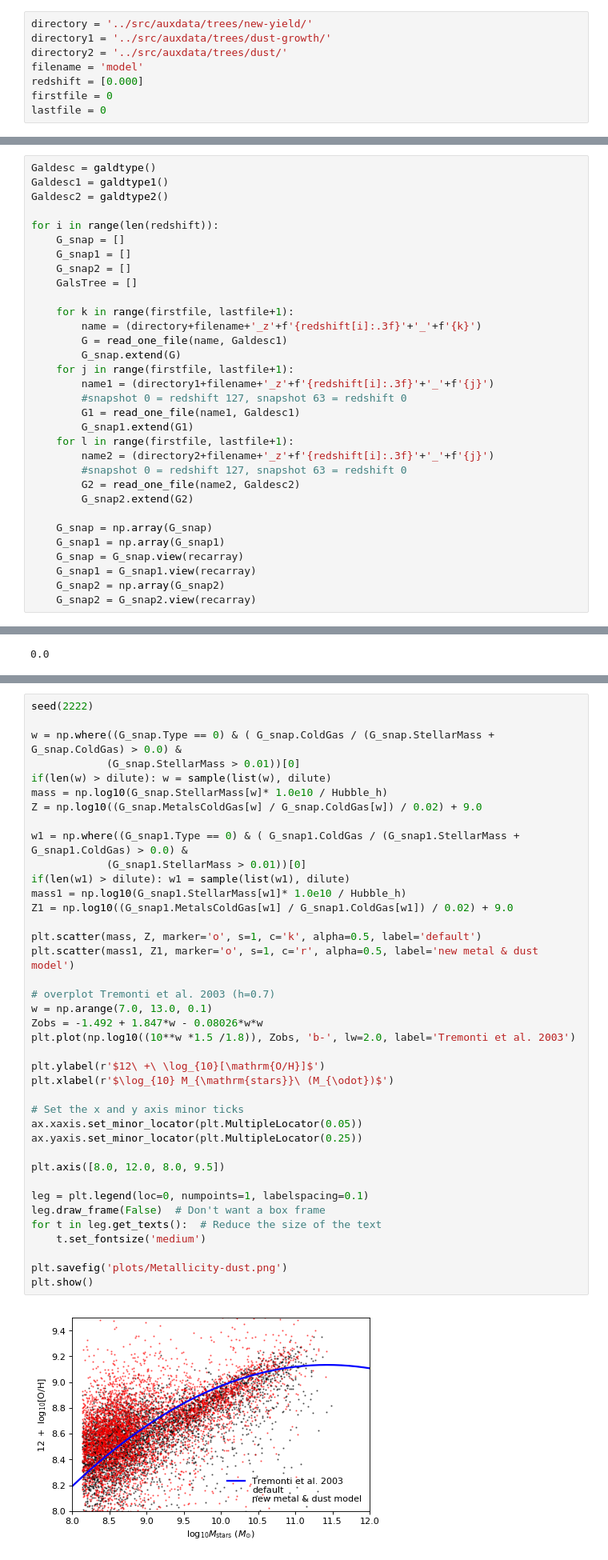
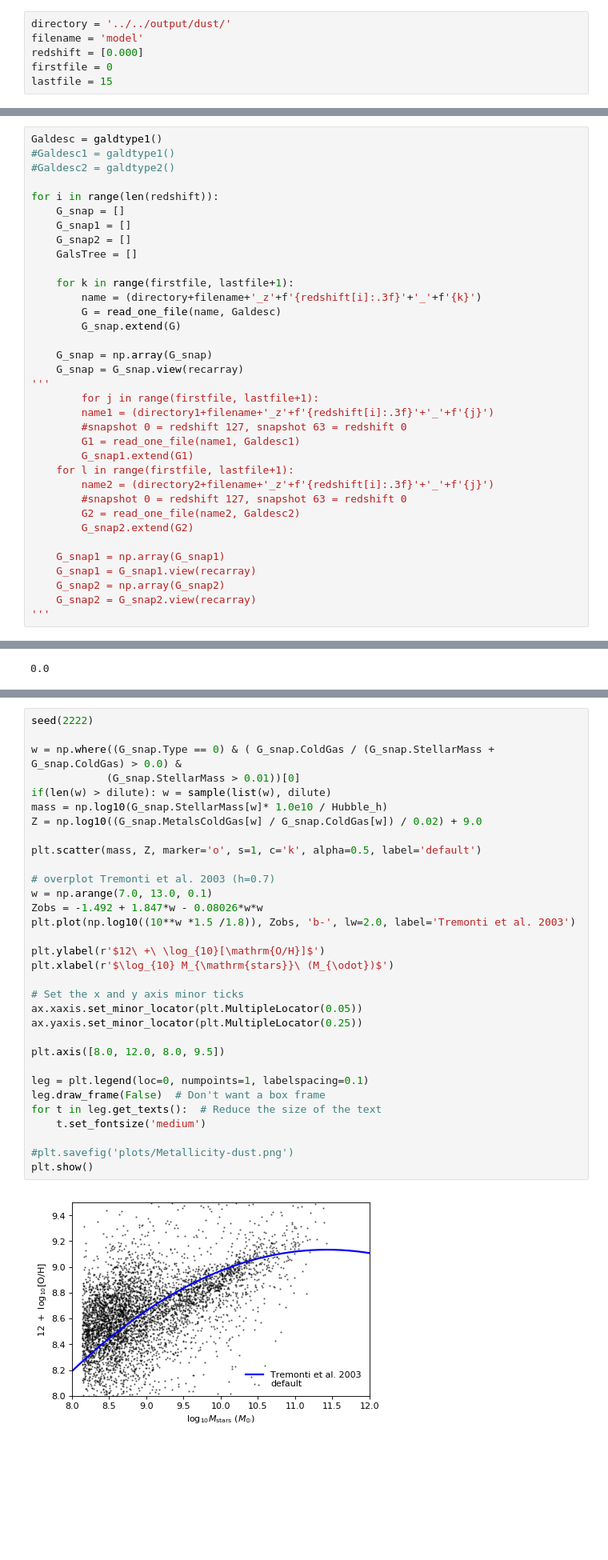
Before and after one commit to darrencroton/sage, a Jupyter notebook: analysis/allresults.ipynb, the cells around one changed output, grey strips where cells are left out. Shown at 80% size. Cells and saved outputs as stored; diff of their text form; blank space fills up the shorter version.

```diff
--- a/analysis/allresults.ipynb
+++ b/analysis/allresults.ipynb
@@ -12,13 +12,11 @@ BoxSize1 = ((500**3) * (32/512))**(1/3)
 dilute = 5000
 sSFRcut = -11.0
 # %%
-directory = '../src/auxdata/trees/new-yield/'
-directory1 = '../src/auxdata/trees/dust-growth/'
-directory2 = '../src/auxdata/trees/dust/'
+directory = '../../output/dust/'
 filename = 'model'
 redshift = [0.000]
 firstfile = 0
-lastfile = 0
+lastfile = 15
 # %%
 def galdtype():
 	# Define the data-type for the public version of SAGE
@@ -216,9 +214,9 @@ def read_one_file(name, Galdesc):
     G = G.view(recarray)
     return G
 # %%
-Galdesc = galdtype()
-Galdesc1 = galdtype1()
-Galdesc2 = galdtype2()
+Galdesc = galdtype1()
+#Galdesc1 = galdtype1()
+#Galdesc2 = galdtype2()
 
 for i in range(len(redshift)):
     G_snap = []
@@ -228,9 +226,13 @@ for i in range(len(redshift)):
 
     for k in range(firstfile, lastfile+1):
         name = (directory+filename+'_z'+f'{redshift[i]:.3f}'+'_'+f'{k}')
-        G = read_one_file(name, Galdesc1)
+        G = read_one_file(name, Galdesc)
         G_snap.extend(G)
-    for j in range(firstfile, lastfile+1):
+
+    G_snap = np.array(G_snap)
+    G_snap = G_snap.view(recarray)
+'''
+        for j in range(firstfile, lastfile+1):
         name1 = (directory1+filename+'_z'+f'{redshift[i]:.3f}'+'_'+f'{j}')
         #snapshot 0 = redshift 127, snapshot 63 = redshift 0
         G1 = read_one_file(name1, Galdesc1)
@@ -241,9 +243,8 @@ for i in range(len(redshift)):
         G2 = read_one_file(name2, Galdesc2)
         G_snap2.extend(G2)
 
-    G_snap = np.array(G_snap)
     G_snap1 = np.array(G_snap1)
-    G_snap = G_snap.view(recarray)
     G_snap1 = G_snap1.view(recarray)
     G_snap2 = np.array(G_snap2)
     G_snap2 = G_snap2.view(recarray)
+'''
@@ -884,42 +813,35 @@ seed(2222)
 
 w = np.where((G_snap.Type == 0) & ( G_snap.ColdGas / (G_snap.StellarMass + G_snap.ColdGas) > 0.0) &
             (G_snap.StellarMass > 0.01))[0]
 if(len(w) > dilute): w = sample(list(w), dilute)
 mass = np.log10(G_snap.StellarMass[w]* 1.0e10 / Hubble_h)
 Z = np.log10((G_snap.MetalsColdGas[w] / G_snap.ColdGas[w]) / 0.02) + 9.0
 
-w1 = np.where((G_snap1.Type == 0) & ( G_snap1.ColdGas / (G_snap1.StellarMass + G_snap1.ColdGas) > 0.0) &
-            (G_snap1.StellarMass > 0.01))[0]
-if(len(w1) > dilute): w1 = sample(list(w1), dilute)
-mass1 = np.log10(G_snap1.StellarMass[w1]* 1.0e10 / Hubble_h)
-Z1 = np.log10((G_snap1.MetalsColdGas[w1] / G_snap1.ColdGas[w1]) / 0.02) + 9.0
-
 plt.scatter(mass, Z, marker='o', s=1, c='k', alpha=0.5, label='default')
-plt.scatter(mass1, Z1, marker='o', s=1, c='r', alpha=0.5, label='new metal & dust model')
 
 # overplot Tremonti et al. 2003 (h=0.7)
 w = np.arange(7.0, 13.0, 0.1)
 Zobs = -1.492 + 1.847*w - 0.08026*w*w
 plt.plot(np.log10((10**w *1.5 /1.8)), Zobs, 'b-', lw=2.0, label='Tremonti et al. 2003')
 
 plt.ylabel(r'$12\ +\ \log_{10}[\mathrm{O/H}]$')
 plt.xlabel(r'$\log_{10} M_{\mathrm{stars}}\ (M_{\odot})$')
 
 # Set the x and y axis minor ticks
 ax.xaxis.set_minor_locator(plt.MultipleLocator(0.05))
 ax.yaxis.set_minor_locator(plt.MultipleLocator(0.25))
 
 plt.axis([8.0, 12.0, 8.0, 9.5])
 
 leg = plt.legend(loc=0, numpoints=1, labelspacing=0.1)
 leg.draw_frame(False)  # Don't want a box frame
 for t in leg.get_texts():  # Reduce the size of the text
     t.set_fontsize('medium')
 
-plt.savefig('plots/Metallicity-dust.png')
+#plt.savefig('plots/Metallicity-dust.png')
 plt.show()
 # %% [output]
-[figure, old version]
+[figure, new version]
 # %% [markdown]
 ## Blackhole Bulge Relationship
 # %%
```
Also changed, not shown: parts of 9 cells of this notebook, 1 other file.
